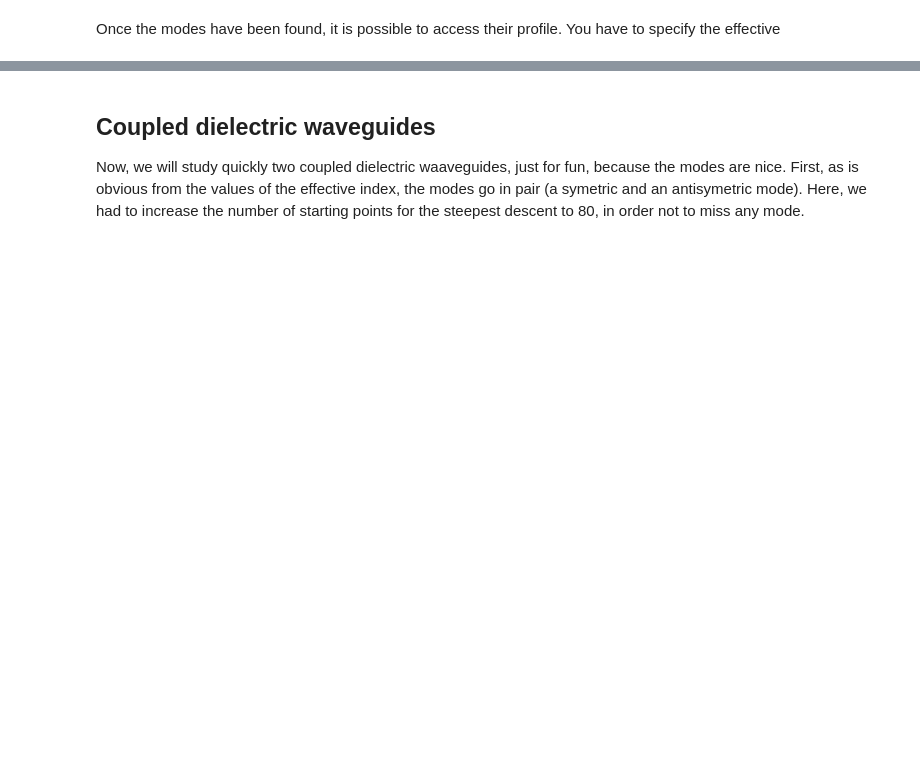
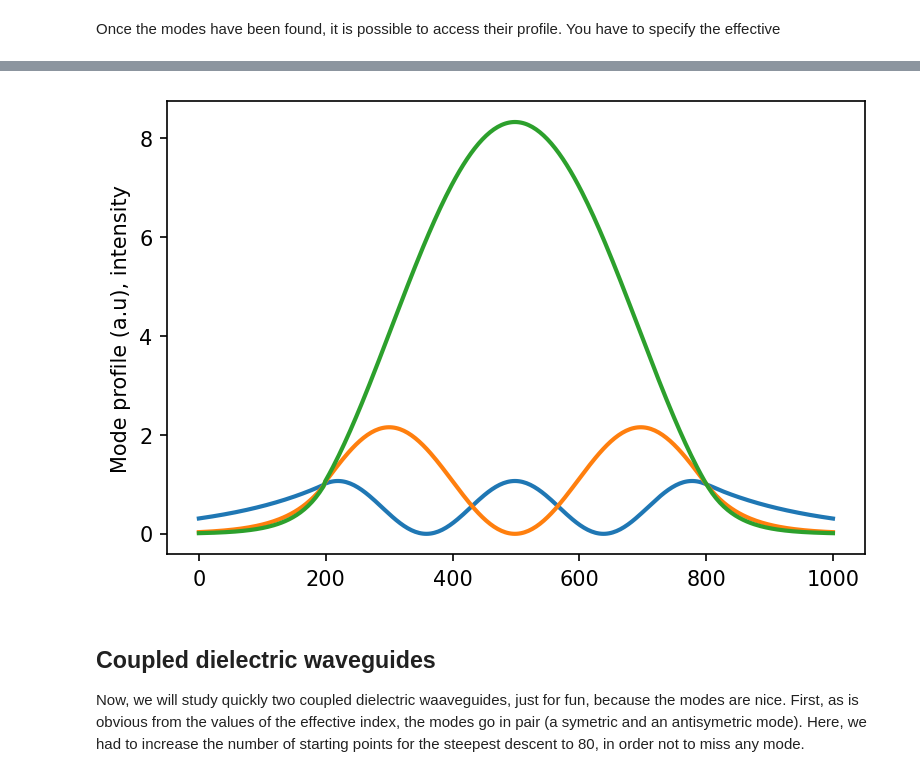
Before and after one commit to AnMoreau/PyMoosh, a Jupyter notebook: notebooks/Finding_representing_guided_modes.ipynb, the cells around one changed output, grey strips where cells are left out. Cells and saved outputs as stored; diff of their text form; code cells hidden in the pictures; blank space fills up the shorter version.

```diff
--- a/notebooks/Finding_representing_guided_modes.ipynb
+++ b/notebooks/Finding_representing_guided_modes.ipynb
@@ -72,9 +79,11 @@ Once the modes have been found, it is possible to access their profile. You have
 # %%
 for k in range(len(modes)):
-    x,prof = Profile(structure,modes[k],wavelength,0)
+    x,prof = profile(structure,modes[k],wavelength,0)
     plt.plot(x,np.abs(prof)**2,linewidth = 2)
 plt.ylabel('Mode profile (a.u), intensity')
 plt.show()
+# %% [output]
+[figure, added]
 # %% [markdown]
 ## Coupled dielectric waveguides
 
```
Also changed, not shown: parts of 11 cells of this notebook, 1 other file.
